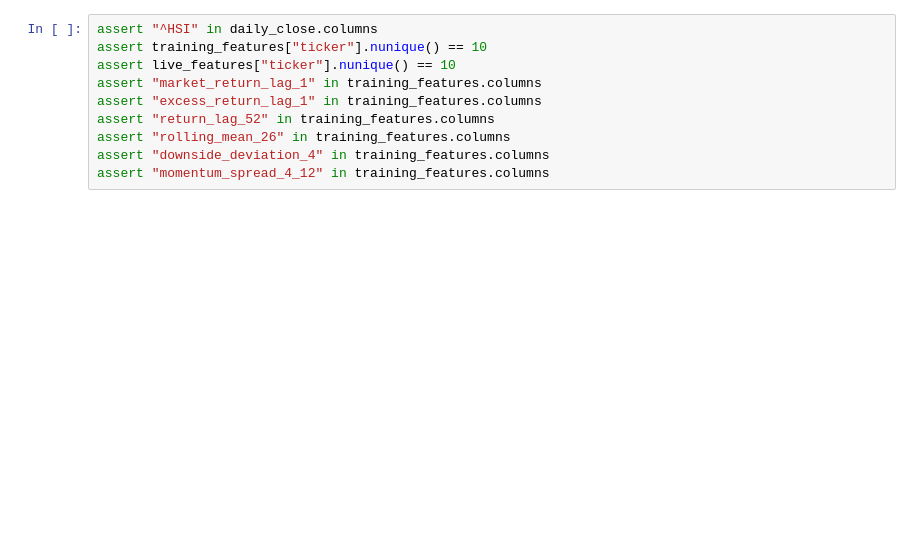
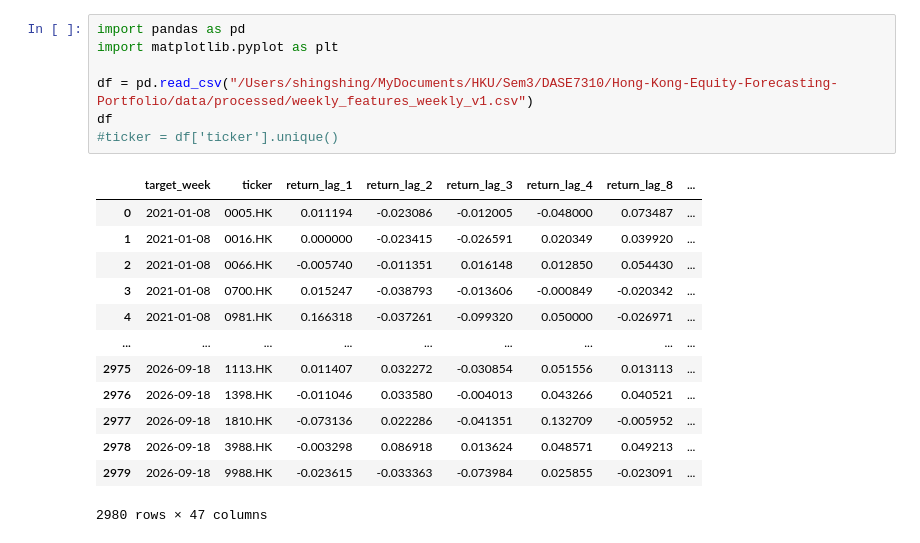
Before and after one commit to VincentComp/Hong-Kong-Equity-Forecasting-Portfolio, a Jupyter notebook: notebooks/02.ipynb, the cells around one changed output. Cells and saved outputs as stored; diff of their text form; blank space fills up the shorter version.

```diff
--- a/notebooks/02.ipynb
+++ b/notebooks/02.ipynb
@@ -113,10 +1,21 @@ KeyError: '^HSI'
-# %%
-assert "^HSI" in daily_close.columns
-assert training_features["ticker"].nunique() == 10
-assert live_features["ticker"].nunique() == 10
-assert "market_return_lag_1" in training_features.columns
-assert "excess_return_lag_1" in training_features.columns
-assert "return_lag_52" in training_features.columns
-assert "rolling_mean_26" in training_features.columns
-assert "downside_deviation_4" in training_features.columns
-assert "momentum_spread_4_12" in training_features.columns
+# %%
+import pandas as pd
+import matplotlib.pyplot as plt
+
+df = pd.read_csv("/Users/shingshing/MyDocuments/HKU/Sem3/DASE7310/Hong-Kong-Equity-Forecasting-Portfolio/data/processed/weekly_features_weekly_v1.csv")
+df
+#ticker = df['ticker'].unique()
+# %% [output]
+|  | target_week | ticker | return_lag_1 | return_lag_2 | return_lag_3 | return_lag_4 | return_lag_8 | ... |
+| 0 | 2021-01-08 | 0005.HK | 0.011194 | -0.023086 | -0.012005 | -0.048000 | 0.073487 | ... |
+| 1 | 2021-01-08 | 0016.HK | 0.000000 | -0.023415 | -0.026591 | 0.020349 | 0.039920 | ... |
+| 2 | 2021-01-08 | 0066.HK | -0.005740 | -0.011351 | 0.016148 | 0.012850 | 0.054430 | ... |
+| 3 | 2021-01-08 | 0700.HK | 0.015247 | -0.038793 | -0.013606 | -0.000849 | -0.020342 | ... |
+| 4 | 2021-01-08 | 0981.HK | 0.166318 | -0.037261 | -0.099320 | 0.050000 | -0.026971 | ... |
+| ... | ... | ... | ... | ... | ... | ... | ... | ... |
+| 2975 | 2026-09-18 | 1113.HK | 0.011407 | 0.032272 | -0.030854 | 0.051556 | 0.013113 | ... |
+| 2976 | 2026-09-18 | 1398.HK | -0.011046 | 0.033580 | -0.004013 | 0.043266 | 0.040521 | ... |
+| 2977 | 2026-09-18 | 1810.HK | -0.073136 | 0.022286 | -0.041351 | 0.132709 | -0.005952 | ... |
+| 2978 | 2026-09-18 | 3988.HK | -0.003298 | 0.086918 | 0.013624 | 0.048571 | 0.049213 | ... |
+| 2979 | 2026-09-18 | 9988.HK | -0.023615 | -0.033363 | -0.073984 | 0.025855 | -0.023091 | ... |
+2980 rows × 47 columns
```
Also changed, not shown: parts of 6 cells of this notebook.
